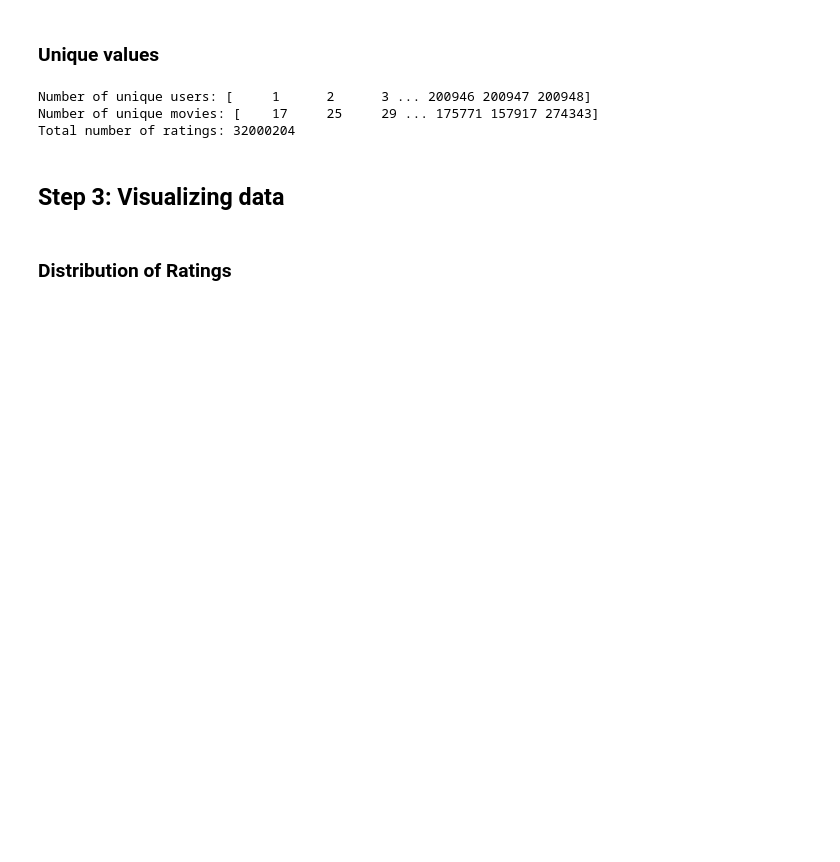
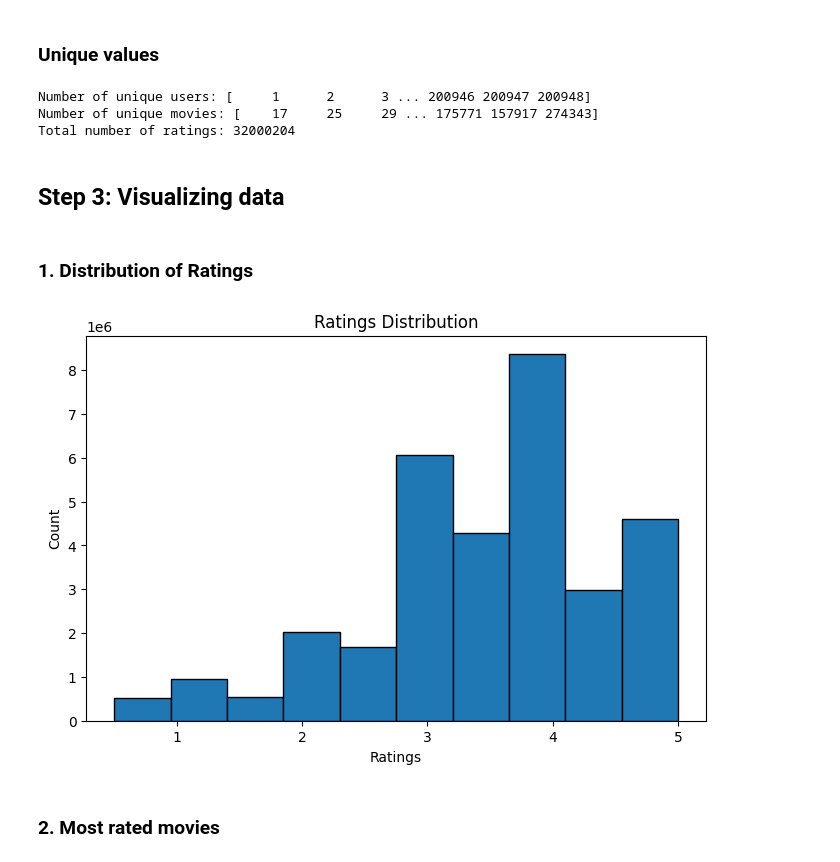
Before and after one commit to nttugit/ds-movie-recommendation-system, a Jupyter notebook: explore_data.ipynb, the cells around one changed output. Drawn from its saved outputs; the diff is of its cells as text; code cells hidden in the pictures; blank space fills up the shorter version.

```diff
--- a/explore_data.ipynb
+++ b/explore_data.ipynb
@@ -73,13 +85,15 @@ Total number of ratings: 32000204
 # %% [markdown]
 ## Step 3: Visualizing data
 # %% [markdown]
-### Distribution of Ratings
+### 1. Distribution of Ratings
 # %%
 plt.figure(figsize=(8,5))
-# KDE (Kernel Density Estimation): overlay a smooth curve that estimates PDF
-# sns.histplot(df['rating'], bins=10, kde=True, color="blue")
-plt.hist(df['rating'], bins=10, color="blue", edgecolor="black", alpha=0.7)
-plt.xlabel('Rating')
-plt.ylabel('Count')
-plt.title('Distribution of Movie Ratings')
+plt.hist(df['rating'],bins=10,edgecolor="black")
+plt.xlabel("Ratings")
+plt.ylabel("Count")
+plt.title("Ratings Distribution")
 plt.show()
+# %% [output]
+[figure, added]
+# %% [markdown]
+### 2. Most rated movies
```
Also changed, not shown: parts of 14 cells of this notebook, 2 other files.
